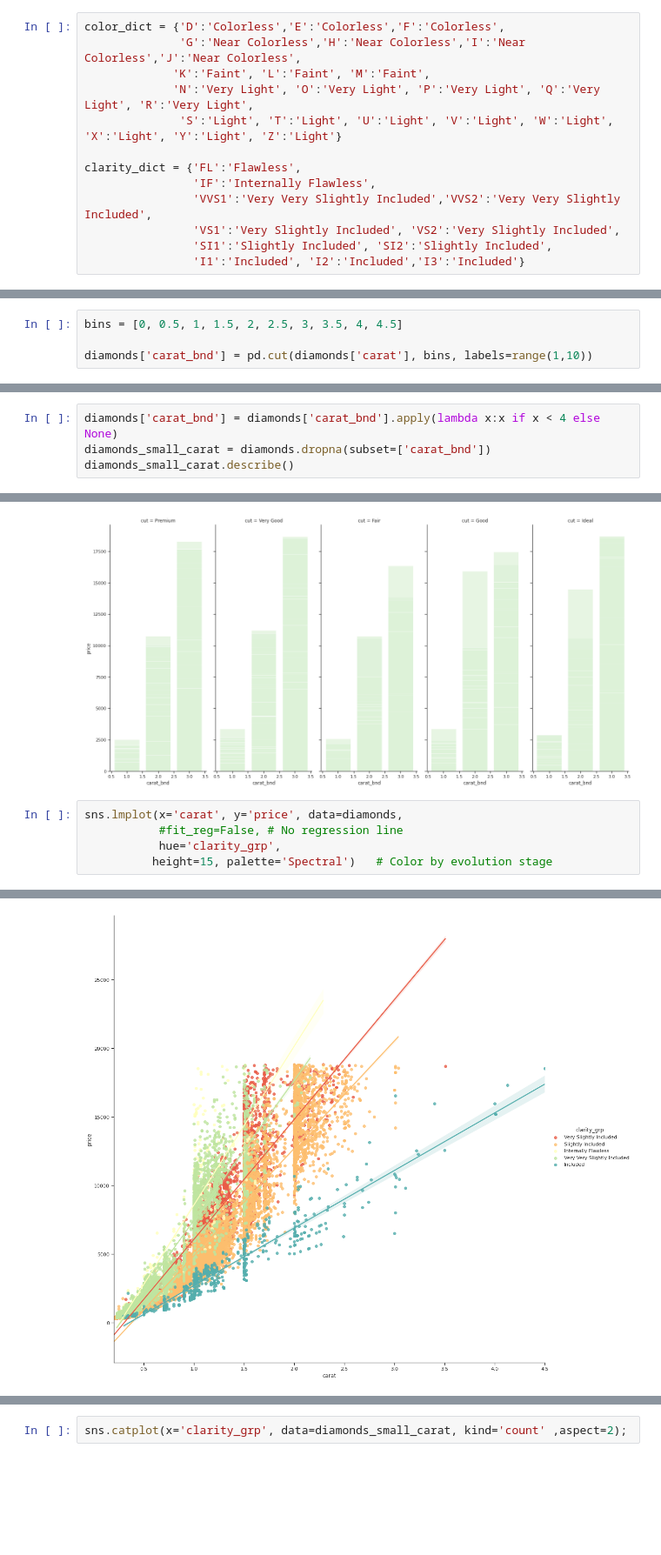
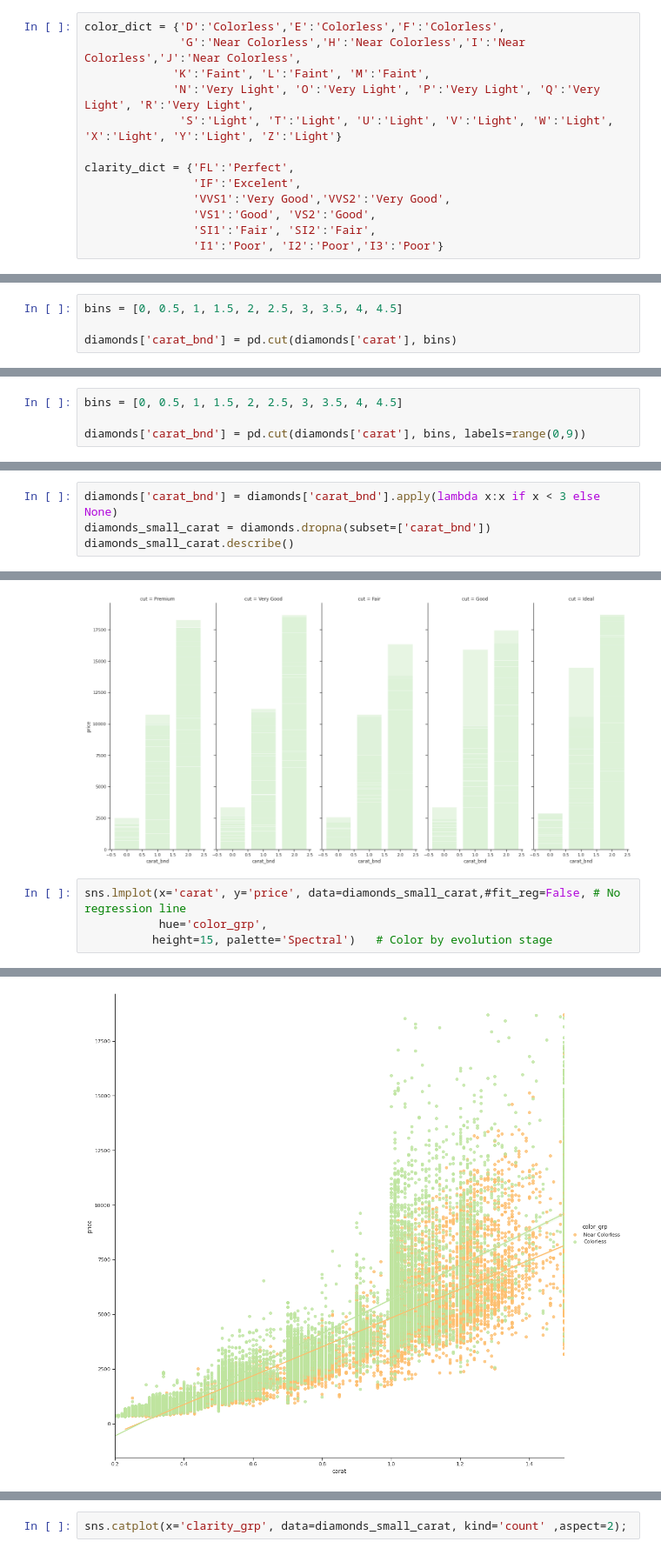
Before and after one commit to gojuangu/definitive_diamond_buying_guide, a Jupyter notebook: Analysis Data.ipynb, the cells around one changed output, grey strips where cells are left out. Shown at 87% size. Saved outputs shown, nothing was run; the diff lists cells and outputs as text; blank space fills up the shorter version.

```diff
--- a/Analysis Data.ipynb
+++ b/Analysis Data.ipynb
@@ -187,12 +184,12 @@ color_dict = {'D':'Colorless','E':'Colorless','F':'Colorless',
              'N':'Very Light', 'O':'Very Light', 'P':'Very Light', 'Q':'Very Light', 'R':'Very Light',
               'S':'Light', 'T':'Light', 'U':'Light', 'V':'Light', 'W':'Light', 'X':'Light', 'Y':'Light', 'Z':'Light'}
 
-clarity_dict = {'FL':'Flawless',
-                'IF':'Internally Flawless',
-                'VVS1':'Very Very Slightly Included','VVS2':'Very Very Slightly Included',
-                'VS1':'Very Slightly Included', 'VS2':'Very Slightly Included',
-                'SI1':'Slightly Included', 'SI2':'Slightly Included',
-                'I1':'Included', 'I2':'Included','I3':'Included'}
+clarity_dict = {'FL':'Perfect',
+                'IF':'Excelent',
+                'VVS1':'Very Good','VVS2':'Very Good',
+                'VS1':'Good', 'VS2':'Good',
+                'SI1':'Fair', 'SI2':'Fair',
+                'I1':'Poor', 'I2':'Poor','I3':'Poor'}
 # %%
 diamonds['color_grp'] = diamonds['color'].map(color_dict)
 diamonds['clarity_grp'] = diamonds['clarity'].map(clarity_dict)
@@ -252,4 +251,4 @@ It's interesting to observe how the diamonds could be classified in carat bins,
 # %%
 bins = [0, 0.5, 1, 1.5, 2, 2.5, 3, 3.5, 4, 4.5]
 
-diamonds['carat_bnd'] = pd.cut(diamonds['carat'], bins, labels=range(1,10))
+diamonds['carat_bnd'] = pd.cut(diamonds['carat'], bins)
@@ -274 +293,5 @@ diamonds['carat_bnd'].value_counts(normalize=True)
 Name: carat_bnd, dtype: float64
+# %%
+bins = [0, 0.5, 1, 1.5, 2, 2.5, 3, 3.5, 4, 4.5]
+
+diamonds['carat_bnd'] = pd.cut(diamonds['carat'], bins, labels=range(0,9))
@@ -275,5 +300,5 @@ Name: carat_bnd, dtype: float64
 # %%
-diamonds['carat_bnd'] = diamonds['carat_bnd'].apply(lambda x:x if x < 4 else None)
+diamonds['carat_bnd'] = diamonds['carat_bnd'].apply(lambda x:x if x < 3 else None)
 diamonds_small_carat = diamonds.dropna(subset=['carat_bnd'])
 diamonds_small_carat.describe()
 # %% [output]
@@ -319,10 +348,9 @@ g.map(plt.bar,  'carat_bnd',"price", alpha=.7);
 # %% [output]
 [figure]
 # %%
-sns.lmplot(x='carat', y='price', data=diamonds,
-           #fit_reg=False, # No regression line
-           hue='clarity_grp',
+sns.lmplot(x='carat', y='price', data=diamonds_small_carat,#fit_reg=False, # No regression line
+           hue='color_grp',
           height=15, palette='Spectral')   # Color by evolution stage
 # %% [output]
 <seaborn.axisgrid.FacetGrid at 0x...>
-[figure, old version]
+[figure, new version]
```
Also changed, not shown: parts of 33 cells of this notebook, 1 other file.
